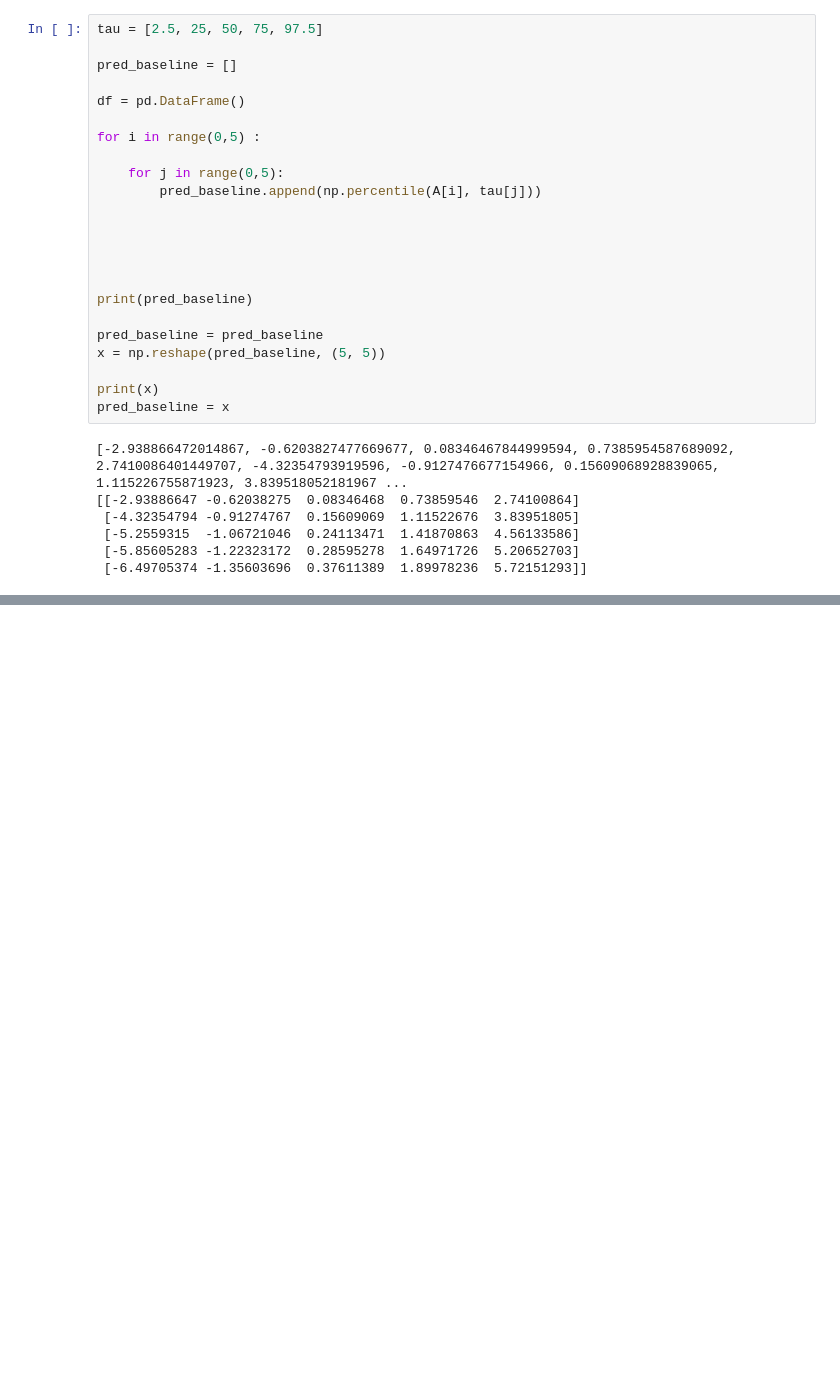
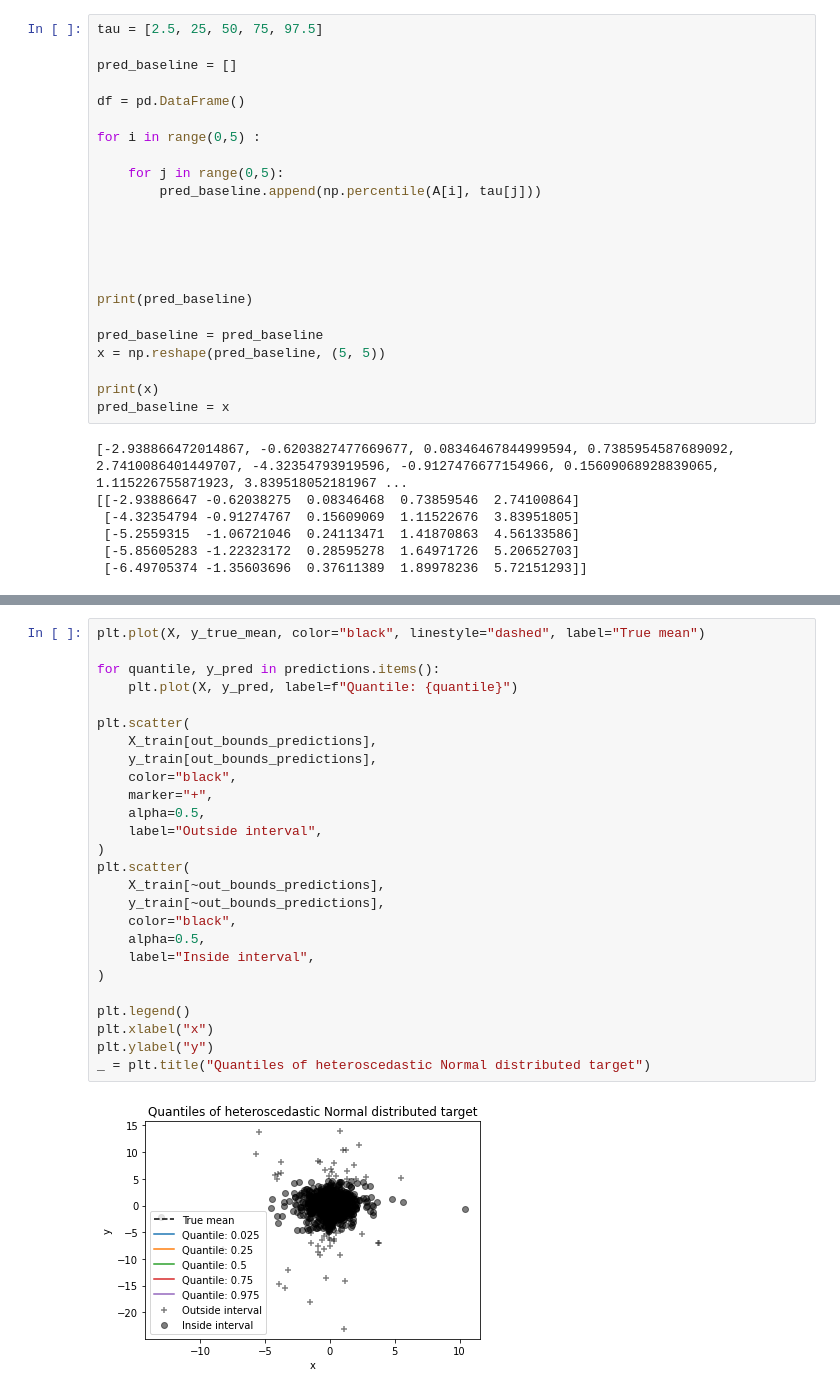
Before and after one commit to finnbrunnenkant/probalistic_tsc, a Jupyter notebook: DAX_Volatility_With_log_returns.ipynb, the cells around one changed output, grey strips where cells are left out. Saved outputs shown, nothing was run; the diff lists cells and outputs as text; blank space fills up the shorter version.

Commit message:
quantile regression works now

```diff
--- a/DAX_Volatility_With_log_returns.ipynb
+++ b/DAX_Volatility_With_log_returns.ipynb
@@ -195,0 +198,28 @@ NameError: name 'np' is not defined
+# %%
+plt.plot(X, y_true_mean, color="black", linestyle="dashed", label="True mean")
+
+for quantile, y_pred in predictions.items():
+    plt.plot(X, y_pred, label=f"Quantile: {quantile}")
+
+plt.scatter(
+    X_train[out_bounds_predictions],
+    y_train[out_bounds_predictions],
+    color="black",
+    marker="+",
+    alpha=0.5,
+    label="Outside interval",
+)
+plt.scatter(
+    X_train[~out_bounds_predictions],
+    y_train[~out_bounds_predictions],
+    color="black",
+    alpha=0.5,
+    label="Inside interval",
+)
+
+plt.legend()
+plt.xlabel("x")
+plt.ylabel("y")
+_ = plt.title("Quantiles of heteroscedastic Normal distributed target")
+# %% [output]
+[figure, added]
```
Also changed, not shown: parts of 7 cells of this notebook.
